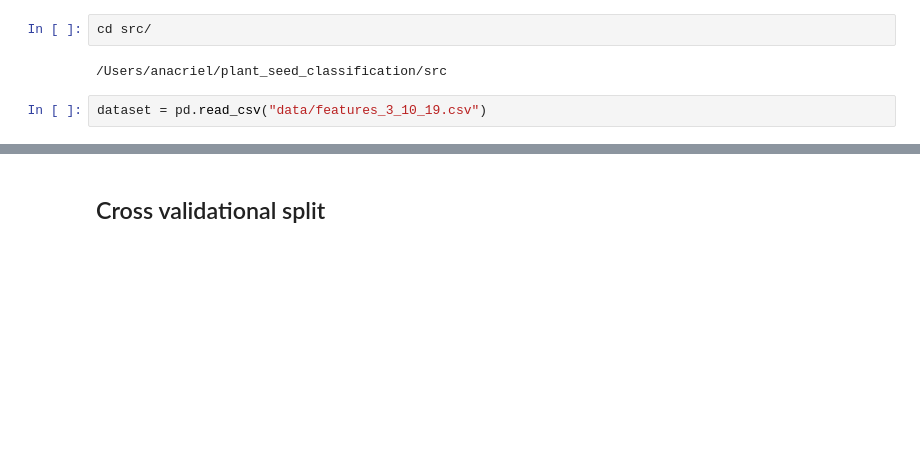
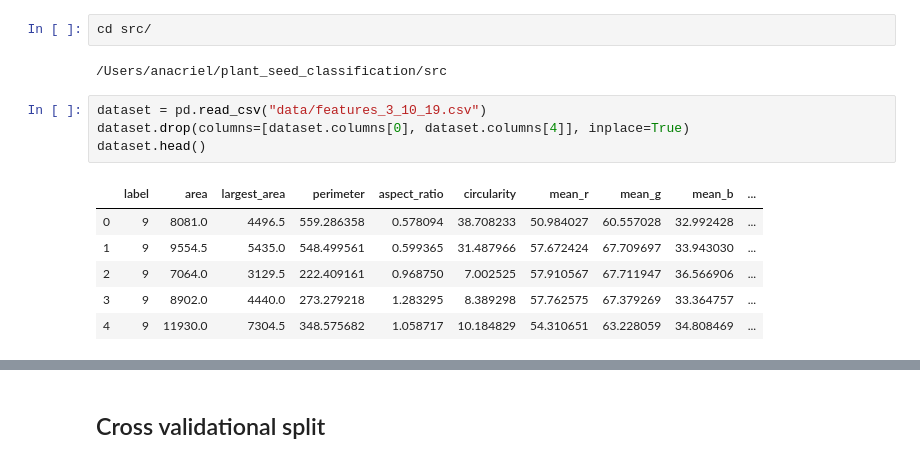
Before and after one commit to Anacriel/plant_seed_classification, a Jupyter notebook: notebooks/0.4-train-first-svm-model.ipynb, the cells around one changed output, grey strips where cells are left out. Drawn from its saved outputs; the diff is of its cells as text; blank space fills up the shorter version.

```diff
--- a/notebooks/0.4-train-first-svm-model.ipynb
+++ b/notebooks/0.4-train-first-svm-model.ipynb
@@ -19,6 +19,15 @@ cd src/
 /Users/anacriel/plant_seed_classification/src
 # %%
 dataset = pd.read_csv("data/features_3_10_19.csv")
+dataset.drop(columns=[dataset.columns[0], dataset.columns[4]], inplace=True)
+dataset.head()
+# %% [output]
+|  | label | area | largest_area | perimeter | aspect_ratio | circularity | mean_r | mean_g | mean_b | ... |
+| 0 | 9 | 8081.0 | 4496.5 | 559.286358 | 0.578094 | 38.708233 | 50.984027 | 60.557028 | 32.992428 | ... |
+| 1 | 9 | 9554.5 | 5435.0 | 548.499561 | 0.599365 | 31.487966 | 57.672424 | 67.709697 | 33.943030 | ... |
+| 2 | 9 | 7064.0 | 3129.5 | 222.409161 | 0.968750 | 7.002525 | 57.910567 | 67.711947 | 36.566906 | ... |
+| 3 | 9 | 8902.0 | 4440.0 | 273.279218 | 1.283295 | 8.389298 | 57.762575 | 67.379269 | 33.364757 | ... |
+| 4 | 9 | 11930.0 | 7304.5 | 348.575682 | 1.058717 | 10.184829 | 54.310651 | 63.228059 | 34.808469 | ... |
 # %%
 import seaborn as sns
 import matplotlib.pyplot as plt
```
Also changed, not shown: parts of 31 cells of this notebook, 5 other files.
